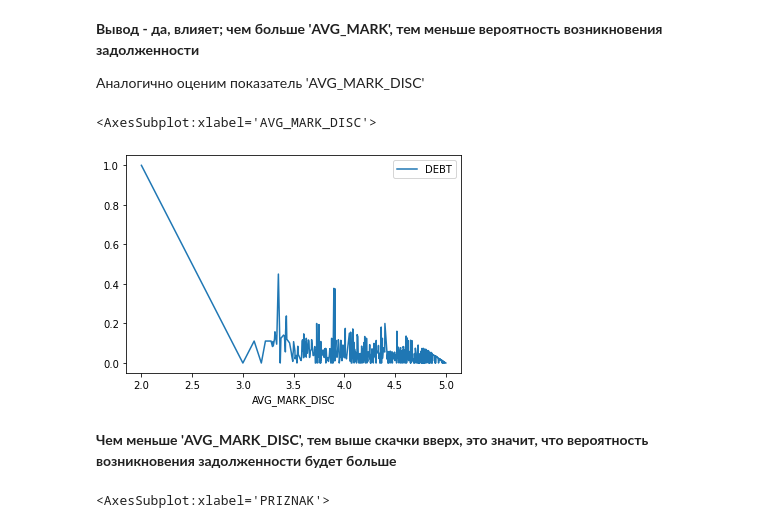
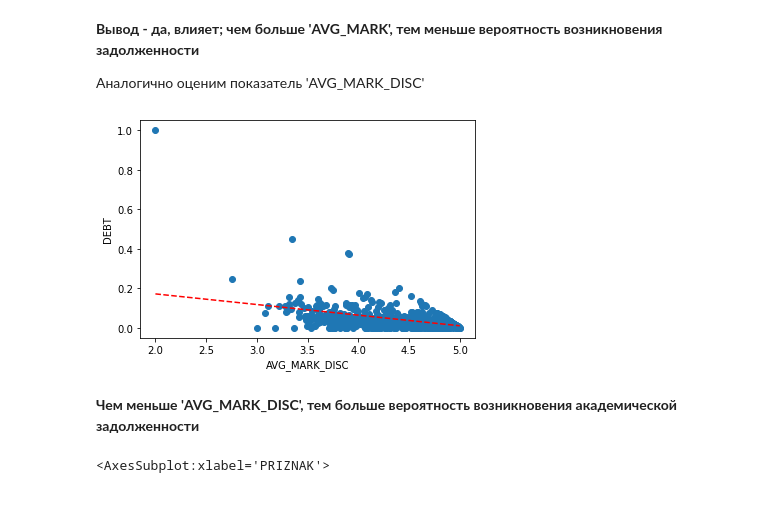
Before and after one commit to LuridBolete/2022.07-Learning-Analytics-Competition, a Jupyter notebook: Learning Analytics Competition.ipynb, the cells around one changed output. Saved outputs shown, nothing was run; the diff lists cells and outputs as text; code cells hidden in the pictures.

```diff
--- a/Learning Analytics Competition.ipynb
+++ b/Learning Analytics Competition.ipynb
@@ -301,15 +303,25 @@ int_avg_mark.plot(y = "DEBT")
 **Вывод - да, влияет; чем больше 'AVG_MARK', тем меньше вероятность возникновения задолженности**
 
 Аналогично оценим показатель 'AVG_MARK_DISC'
-# %%
-int_avg_mark_disc = train_2.groupby('AVG_MARK_DISC').mean()
-int_avg_mark_disc.plot(y = "DEBT")
-# %% [output]
-<AxesSubplot:xlabel='AVG_MARK_DISC'>
-[figure, removed]
+# %%
+int_avg_mark_disc = train_2.groupby('AVG_MARK_DISC', as_index = False).mean()
+
+x = int_avg_mark_disc['AVG_MARK_DISC']
+y = int_avg_mark_disc['DEBT']
+plt.scatter(x, y)
+
+z = np.polyfit(x, y, 1)
+p = np.poly1d(z)
+plt.plot(x,p(x),"r--")
+
+plt.xlabel("AVG_MARK_DISC")
+plt.ylabel("DEBT")
+
+plt.show()
+# %% [output]
+[figure, added]
 # %% [markdown]
-**Чем меньше 'AVG_MARK_DISC', тем выше скачки вверх, это значит,
-что вероятность возникновения задолженности будет больше**
+**Чем меньше 'AVG_MARK_DISC', тем больше вероятность возникновения академической задолженности**
 # %%
 int_priznak = train_2.groupby('PRIZNAK').mean()
 int_priznak.plot(y = "DEBT")
```
Also changed, not shown: parts of 7 cells of this notebook.
